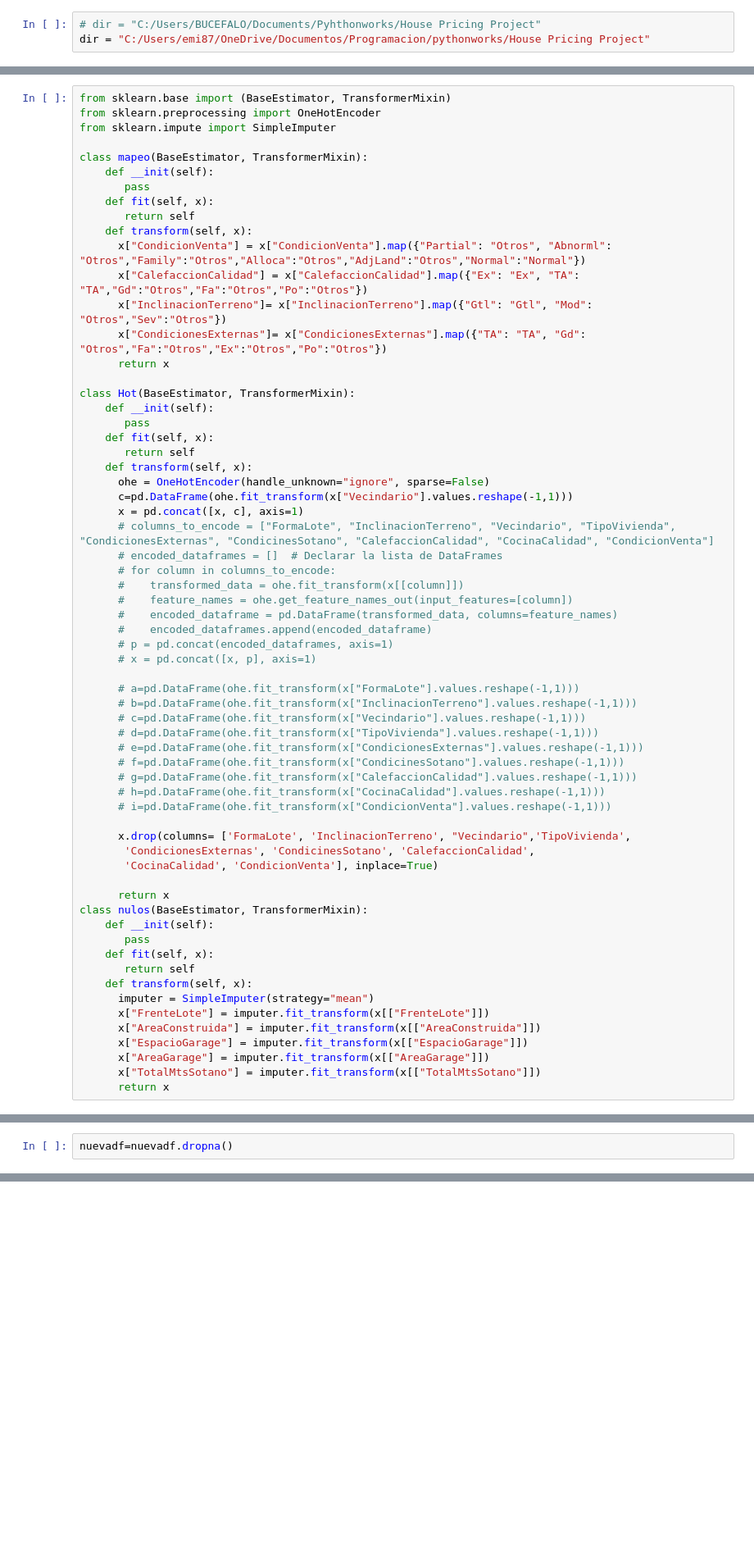
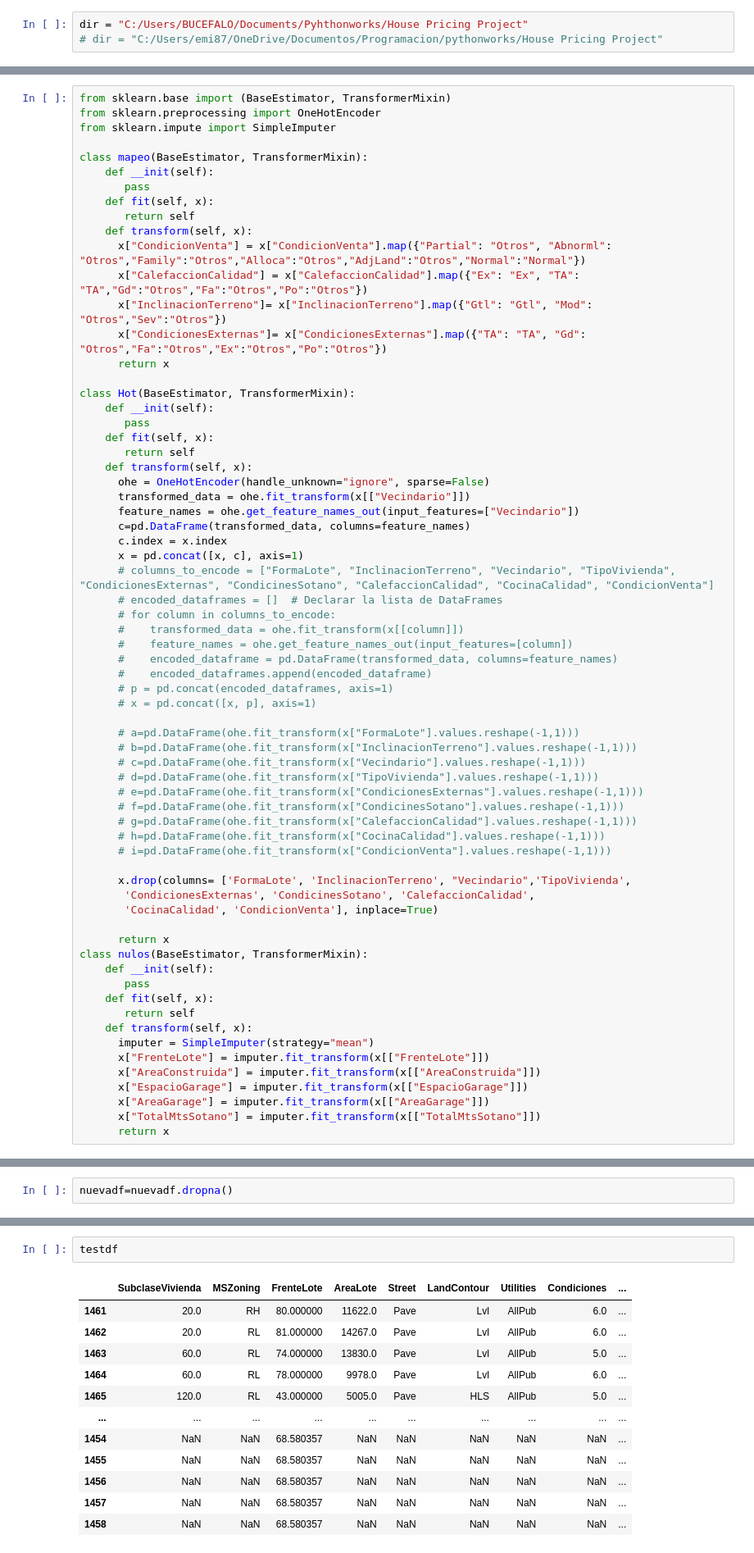
Before and after one commit to elopezfilippini/pythonworks, a Jupyter notebook: House_Pricing_Project.ipynb, the cells around one changed output, grey strips where cells are left out. Shown at 82% size. Saved outputs shown, nothing was run; the diff lists cells and outputs as text; blank space fills up the shorter version.

```diff
--- a/House_Pricing_Project.ipynb
+++ b/House_Pricing_Project.ipynb
@@ -13,8 +24,8 @@ import matplotlib.pylab as plt
 import seaborn as sns
 import os
 # %%
-# dir = "C:/Users/BUCEFALO/Documents/Pyhthonworks/House Pricing Project"
-dir = "C:/Users/emi87/OneDrive/Documentos/Programacion/pythonworks/House Pricing Project"
+dir = "C:/Users/BUCEFALO/Documents/Pyhthonworks/House Pricing Project"
+# dir = "C:/Users/emi87/OneDrive/Documentos/Programacion/pythonworks/House Pricing Project"
 # %%
 file= "train.csv"
 file2="test.csv"
@@ -387,7 +498,10 @@ class Hot(BaseEstimator, TransformerMixin):
        return self
     def transform(self, x):
       ohe = OneHotEncoder(handle_unknown="ignore", sparse=False)
-      c=pd.DataFrame(ohe.fit_transform(x["Vecindario"].values.reshape(-1,1)))
+      transformed_data = ohe.fit_transform(x[["Vecindario"]])
+      feature_names = ohe.get_feature_names_out(input_features=["Vecindario"])
+      c=pd.DataFrame(transformed_data, columns=feature_names)
+      c.index = x.index
       x = pd.concat([x, c], axis=1)
       # columns_to_encode = ["FormaLote", "InclinacionTerreno", "Vecindario", "TipoVivienda", "CondicionesExternas", "CondicinesSotano", "CalefaccionCalidad", "CocinaCalidad", "CondicionVenta"]
       # encoded_dataframes = []  # Declarar la lista de DataFrames
@@ -481,0 +610,15 @@ nuevadf=nuevadf.dropna()
+# %%
+testdf
+# %% [output]
+|  | SubclaseVivienda | MSZoning | FrenteLote | AreaLote | Street | LandContour | Utilities | Condiciones | ... |
+| 1461 | 20.0 | RH | 80.000000 | 11622.0 | Pave | Lvl | AllPub | 6.0 | ... |
+| 1462 | 20.0 | RL | 81.000000 | 14267.0 | Pave | Lvl | AllPub | 6.0 | ... |
+| 1463 | 60.0 | RL | 74.000000 | 13830.0 | Pave | Lvl | AllPub | 5.0 | ... |
+| 1464 | 60.0 | RL | 78.000000 | 9978.0 | Pave | Lvl | AllPub | 6.0 | ... |
+| 1465 | 120.0 | RL | 43.000000 | 5005.0 | Pave | HLS | AllPub | 5.0 | ... |
+| ... | ... | ... | ... | ... | ... | ... | ... | ... | ... |
+| 1454 | NaN | NaN | 68.580357 | NaN | NaN | NaN | NaN | NaN | ... |
+| 1455 | NaN | NaN | 68.580357 | NaN | NaN | NaN | NaN | NaN | ... |
+| 1456 | NaN | NaN | 68.580357 | NaN | NaN | NaN | NaN | NaN | ... |
+| 1457 | NaN | NaN | 68.580357 | NaN | NaN | NaN | NaN | NaN | ... |
+| 1458 | NaN | NaN | 68.580357 | NaN | NaN | NaN | NaN | NaN | ... |
```
Also changed, not shown: parts of 25 cells of this notebook.
